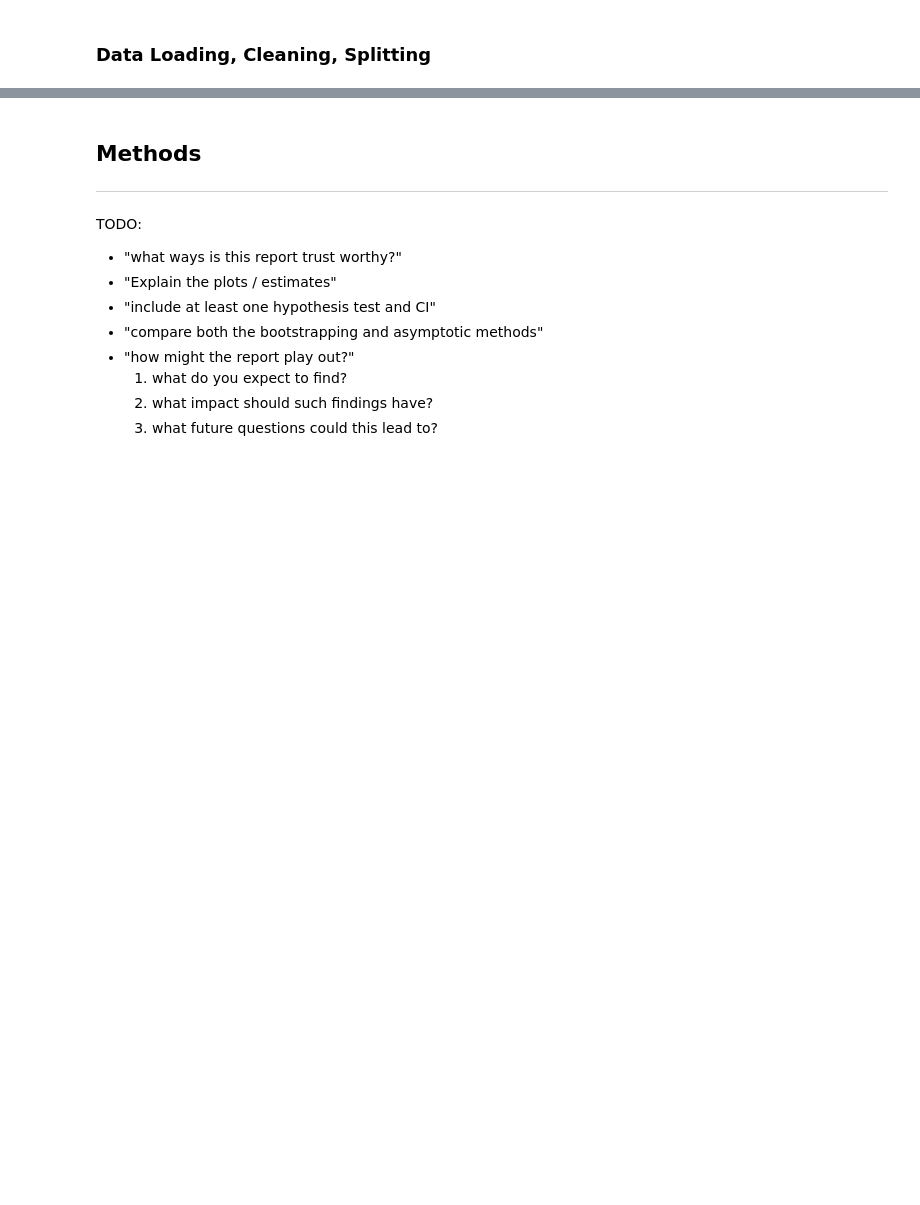
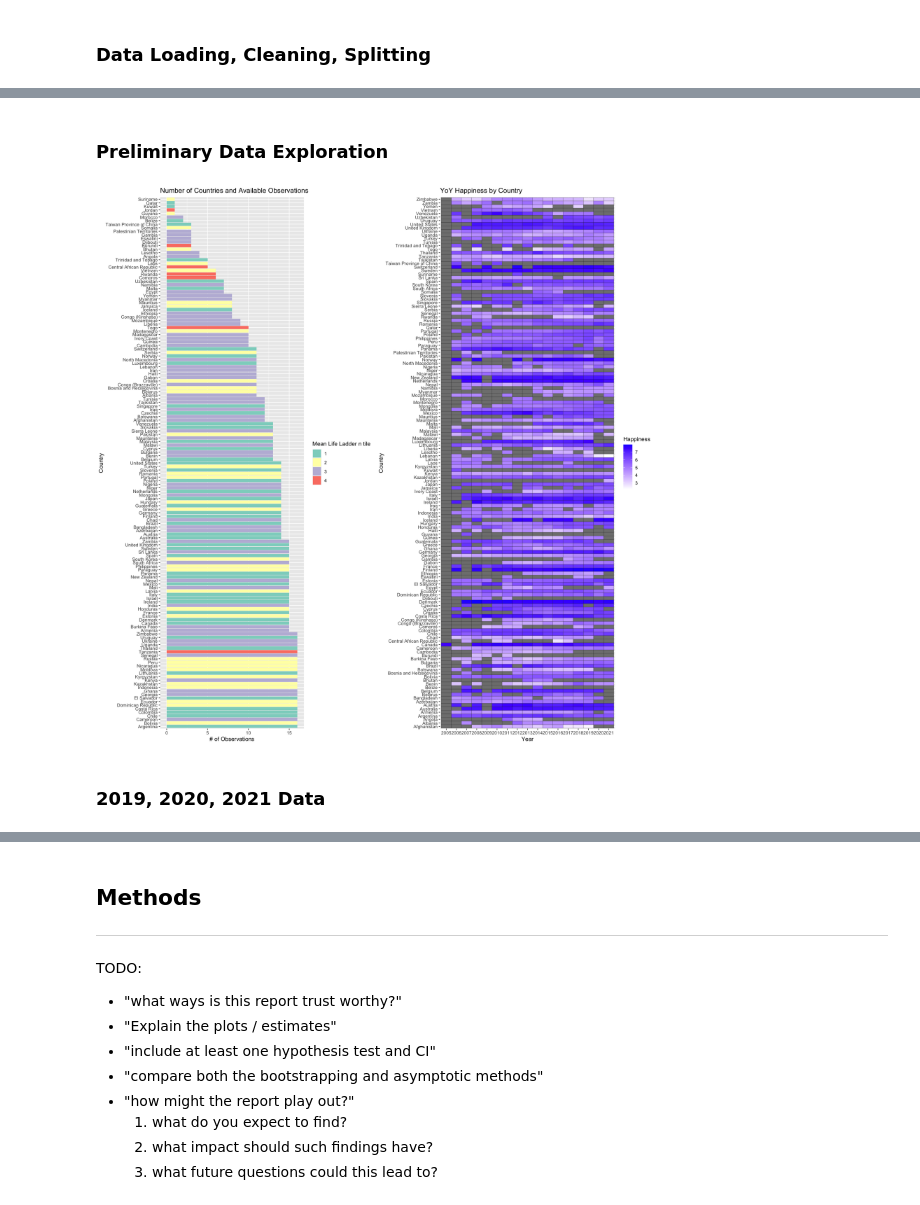
Before and after one commit to ericpien/Impact-of-COVID-19-on-Happiness, a Jupyter notebook: proposal.ipynb, the cells around one changed output, grey strips where cells are left out. Drawn from its saved outputs; the diff is of its cells as text; code cells hidden in the pictures; blank space fills up the shorter version.

```diff
--- a/proposal.ipynb
+++ b/proposal.ipynb
@@ -107,0 +92,29 @@ change_2019_2021 <- happiness_data_wide |>
+# %% [markdown]
+### Preliminary Data Exploration ###
+# %%
+# Number of countries and available data
+options(repr.plot.width = 15, repr.plot.height = 15)
+
+happiness_data_obs <- happiness_data |>
+    group_by(country_name) |>
+    summarize(obs_count=n(),
+                mean_cluster = as.integer(mean(life_ladder_ntile))) |>
+    arrange(-obs_count) |>
+    ggplot(aes(x=obs_count,y=fct_inorder(country_name),fill = factor(mean_cluster))) +
+    geom_col() +
+    scale_fill_brewer(palette="Set3") +
+    labs(x="# of Observations", y="Country", fill="Mean Life Ladder n tile", title="Number of Countries and Available Observations")
+
+# YoY happiness metric heatmap
+happiness_heatmap <- happiness_data_wide_life_ladder |>
+    pivot_longer(cols=-country_name,names_to="year",values_to ="life_ladder") |>
+    ggplot(aes(x=year, y=country_name)) +
+    geom_tile(aes(fill=life_ladder), color="black") +
+    scale_fill_gradient(low="white", high="#1818ff") +
+    labs(x="Year", y="Country", fill="Happiness", title="YoY Happiness by Country")
+
+plot_grid(happiness_data_obs,happiness_heatmap, ncol = 2)
+# %% [output]
+[figure, added]
+# %% [markdown]
+### 2019, 2020, 2021 Data ###
```
Also changed, not shown: parts of 14 cells of this notebook.
